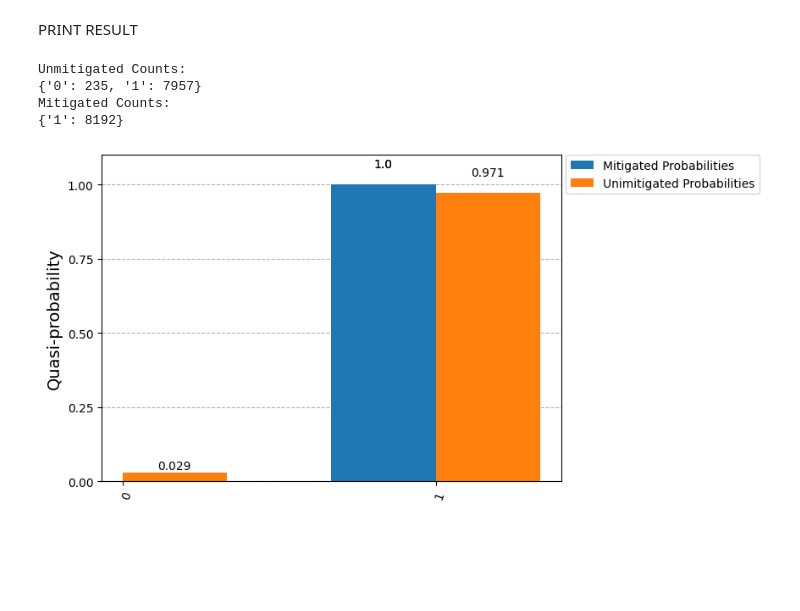
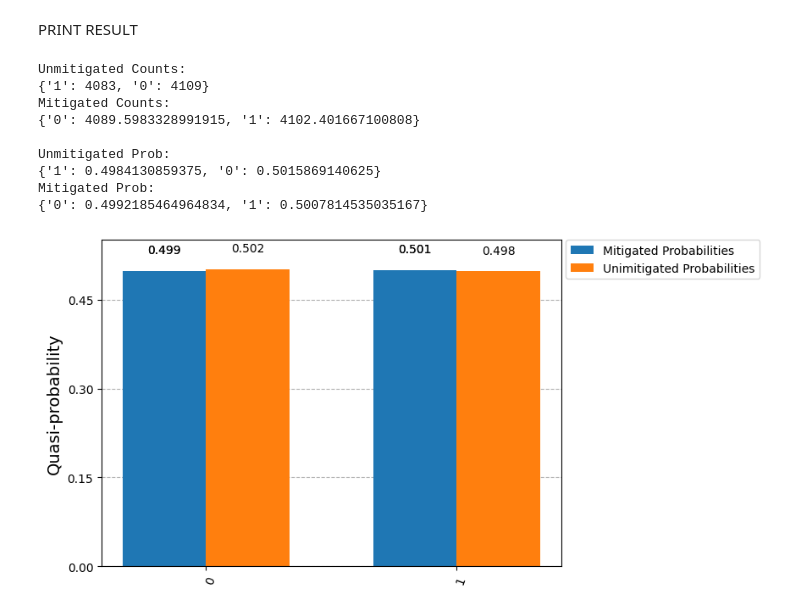
Before and after one commit to sunnykang813/2024-Physics-REU-QC, a Jupyter notebook: Unwatched MZI (HZP).ipynb, the cells around one changed output. Saved outputs shown, nothing was run; the diff lists cells and outputs as text; code cells hidden in the pictures; blank space fills up the shorter version.

Commit message:
add mitigation methods

```diff
--- a/Unwatched MZI (HZP).ipynb
+++ b/Unwatched MZI (HZP).ipynb
@@ -123,16 +120,2 @@ for i in range(33):
 # %% [markdown]
 POST PROCESSING
-# %%
-# Define an empty array of unmitigated probabilities of each circuit w/ a param from 0 to 2π
-unmitimitigated_probs = []
-mitigated_probs = []
-mitigaetd_quasi_probs = []
-mitigated_counts = []
-
-# Get unmitigated probabilities, mitigate probabilities, mitigated counts
-for i in range(33):
-    unmitimitigated_probs.append({label: count/shots for (label, count) in unmitigated_counts[i].items()})
-    mitigated_quasi_prob = mitigators[i].quasi_probabilities(unmitigated_counts[i])
-    mitigaetd_quasi_probs.append(mitigated_quasi_prob)
-    mitigated_probs.append(mitigated_quasi_prob.nearest_probability_distribution().binary_probabilities())
-    mitigated_counts.append({label: round(prob*shots) for (label, prob) in mitigated_probs[i].items()})
@@ -139,19 +161,34 @@ for i in range(33):
 # %% [markdown]
 PRINT RESULT
 # %%
+# Pick a mitigation_method (method_1 = least_squares, method_2 = throwaway zeros)
+# Parameter: 0 for pre-mitigator, 1 for post-mitigator
+mitigation_method_1(1)
+
 # Index of a circuit [0~32: 0=0π, 16=π, 32=2π]
-i = 0
+i = 24
 
-# Print unmitigated & mitigated counts and a probabilities plot
+# Print unmitigated & mitigated counts and plot
 print("Unmitigated Counts: ")
 print(unmitigated_counts[i])
 print("Mitigated Counts: ")
 print(mitigated_counts[i])
+print("")
+print("Unmitigated Prob: ")
+print(unmitigated_probs[i])
+print("Mitigated Prob: ")
+print(mitigated_probs[i])
+
 legend = ['Mitigated Probabilities','Unimitigated Probabilities']
-plot_distribution([mitigated_probs[i], unmitimitigated_probs[i]], legend=legend)
+plot_distribution([mitigated_probs[i], unmitigated_probs[i]], legend=legend)
 # %% [output]
 Unmitigated Counts:
-{'0': 235, '1': 7957}
+{'1': 4083, '0': 4109}
 Mitigated Counts:
-{'1': 8192}
+{'0': 4089.5983328991915, '1': 4102.401667100808}
+
+Unmitigated Prob:
+{'1': 0.4984130859375, '0': 0.5015869140625}
+Mitigated Prob:
+{'0': 0.4992185464964834, '1': 0.5007814535035167}
-[figure, old version]
+[figure, new version]
```
Also changed, not shown: parts of 3 cells of this notebook.
